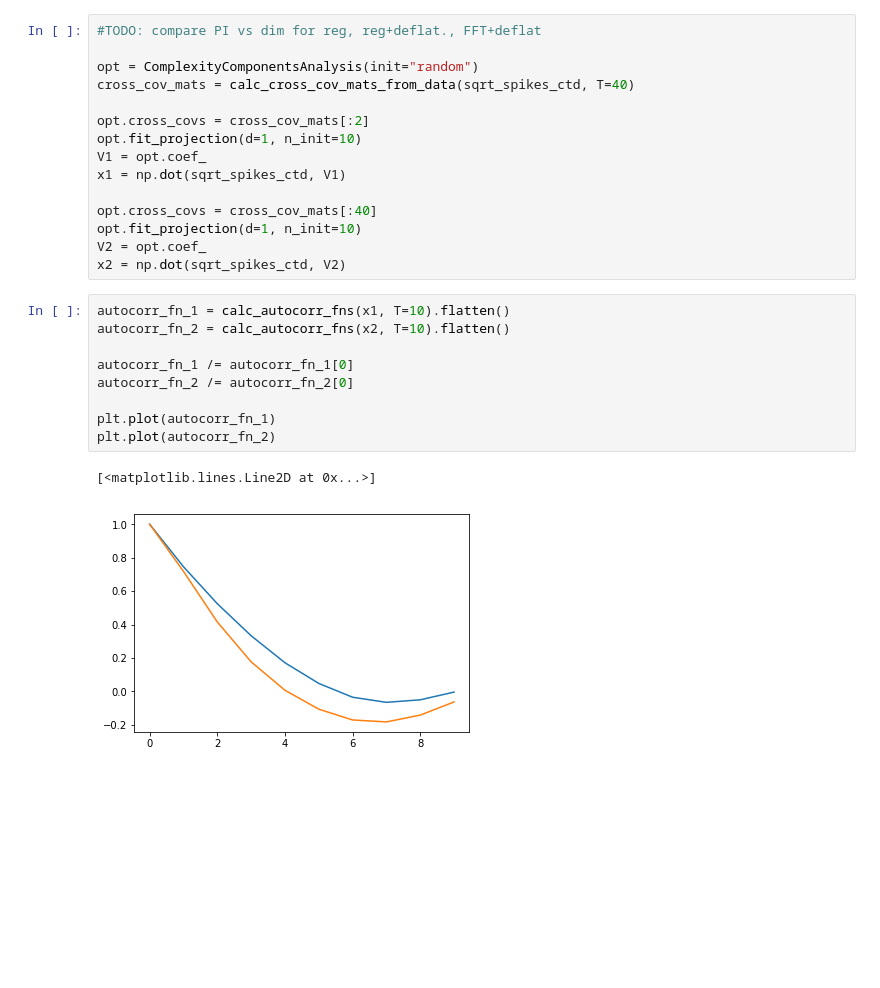
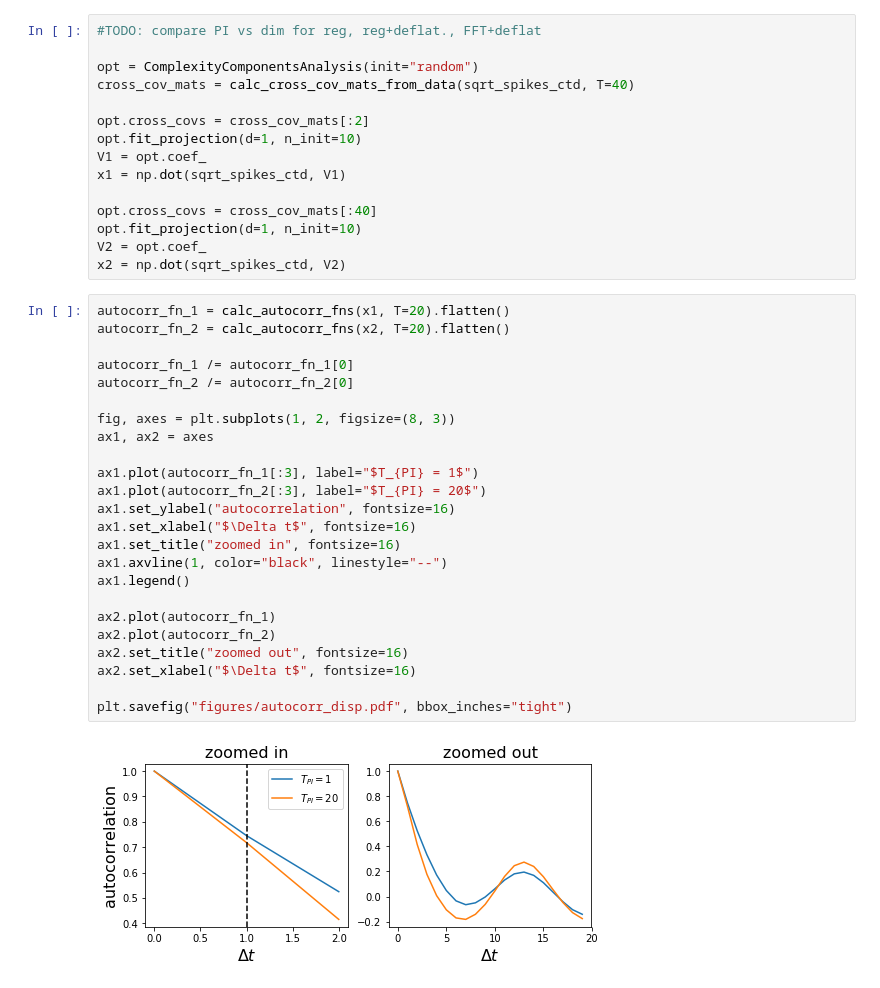
Before and after one commit to BouchardLab/DynamicalComponentsAnalysis, a Jupyter notebook: notebooks/deflation_test_fig.ipynb, the cells around one changed output. Drawn from its saved outputs; the diff is of its cells as text; blank space fills up the shorter version.

```diff
--- a/notebooks/deflation_test_fig.ipynb
+++ b/notebooks/deflation_test_fig.ipynb
@@ -30,15 +31,29 @@ opt.cross_covs = cross_cov_mats[:40]
 opt.fit_projection(d=1, n_init=10)
 V2 = opt.coef_
 x2 = np.dot(sqrt_spikes_ctd, V2)
-# %%
-autocorr_fn_1 = calc_autocorr_fns(x1, T=10).flatten()
-autocorr_fn_2 = calc_autocorr_fns(x2, T=10).flatten()
-
-autocorr_fn_1 /= autocorr_fn_1[0]
-autocorr_fn_2 /= autocorr_fn_2[0]
-
-plt.plot(autocorr_fn_1)
-plt.plot(autocorr_fn_2)
-# %% [output]
-[<matplotlib.lines.Line2D at 0x...>]
-[figure, removed]
+# %%
+autocorr_fn_1 = calc_autocorr_fns(x1, T=20).flatten()
+autocorr_fn_2 = calc_autocorr_fns(x2, T=20).flatten()
+
+autocorr_fn_1 /= autocorr_fn_1[0]
+autocorr_fn_2 /= autocorr_fn_2[0]
+
+fig, axes = plt.subplots(1, 2, figsize=(8, 3))
+ax1, ax2 = axes
+
+ax1.plot(autocorr_fn_1[:3], label="$T_{PI} = 1$")
+ax1.plot(autocorr_fn_2[:3], label="$T_{PI} = 20$")
+ax1.set_ylabel("autocorrelation", fontsize=16)
+ax1.set_xlabel("$\Delta t$", fontsize=16)
+ax1.set_title("zoomed in", fontsize=16)
+ax1.axvline(1, color="black", linestyle="--")
+ax1.legend()
+
+ax2.plot(autocorr_fn_1)
+ax2.plot(autocorr_fn_2)
+ax2.set_title("zoomed out", fontsize=16)
+ax2.set_xlabel("$\Delta t$", fontsize=16)
+
+plt.savefig("figures/autocorr_disp.pdf", bbox_inches="tight")
+# %% [output]
+[figure, added]
```
Also changed, not shown: parts of 5 cells of this notebook.
